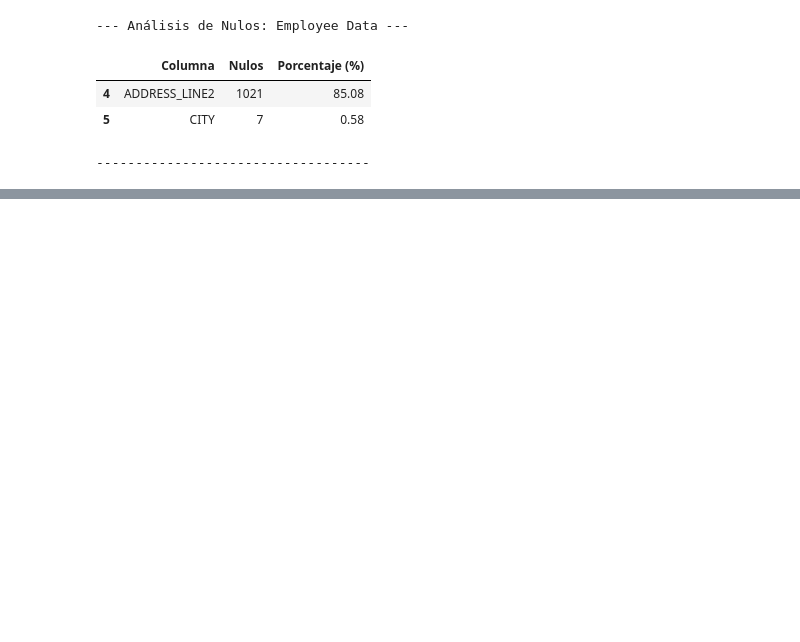
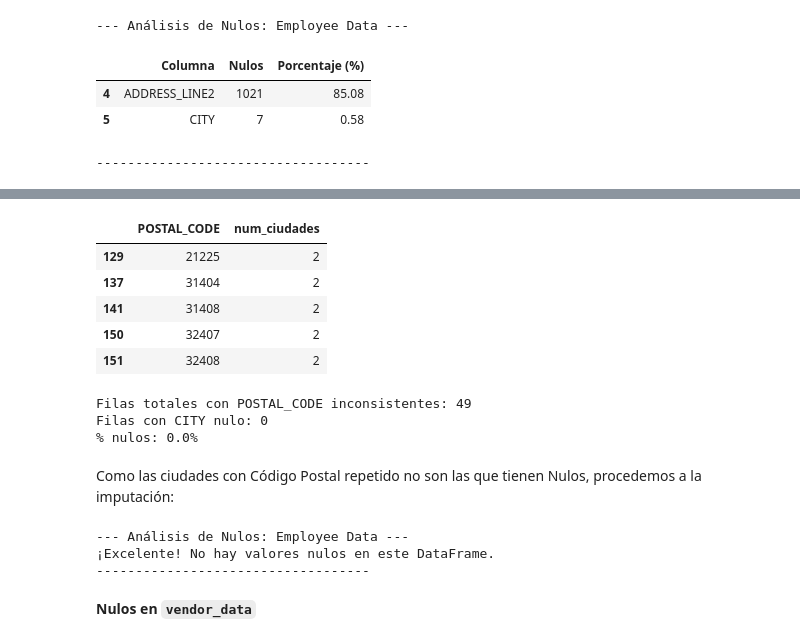
Before and after one commit to yaninaiberra/tekne_challenge, a Jupyter notebook: Tekne_challengue_Data_AI.ipynb, the cells around one changed output, grey strips where cells are left out. Saved outputs shown, nothing was run; the diff lists cells and outputs as text; code cells hidden in the pictures; blank space fills up the shorter version.

```diff
--- a/Tekne_challengue_Data_AI.ipynb
+++ b/Tekne_challengue_Data_AI.ipynb
@@ -382,0 +392,45 @@ Podemos:
+# %%
+# Eliminar la columna 'ADDRESS_LINE2'
+
+employee_data.drop(columns=['ADDRESS_LINE2'], errors='ignore', inplace=True)
+# %%
+# Imputar la columna 'CITY'
+inconsistencias = (
+    employee_data
+    .groupby("POSTAL_CODE")["CITY"]
+    .nunique()
+    .reset_index(name="num_ciudades")
+)
+
+# Filtrar los problemáticos
+inconsistencias = inconsistencias[inconsistencias["num_ciudades"] > 1]
+
+inconsistencias.head()
+# %% [output]
+|  | POSTAL_CODE | num_ciudades |
+| 129 | 21225 | 2 |
+| 137 | 31404 | 2 |
+| 141 | 31408 | 2 |
+| 150 | 32407 | 2 |
+| 151 | 32408 | 2 |
+# %%
+# Chequear si esos Codigos postales, en la tabla de employee_data, tienen CITY en nulo, es decir si tendremos problemas en la imputación
+
+# Filtrar filas con POSTAL_CODE inconsistentes
+df_inconsistentes = employee_data[
+    employee_data["POSTAL_CODE"].isin(inconsistencias["POSTAL_CODE"])
+]
+
+# Ver cuántos CITY nulos hay
+nulos_city = df_inconsistentes["CITY"].isna().sum()
+total = df_inconsistentes.shape[0]
+
+print(f"Filas totales con POSTAL_CODE inconsistentes: {total}")
+print(f"Filas con CITY nulo: {nulos_city}")
+print(f"% nulos: {round(nulos_city / total * 100, 2)}%")
+# %% [output]
+Filas totales con POSTAL_CODE inconsistentes: 49
+Filas con CITY nulo: 0
+% nulos: 0.0%
+# %% [markdown]
+Como las ciudades con Código Postal repetido no son las que tienen Nulos, procedemos a la imputación:
@@ -383 +440,10 @@ Podemos:
+# %%
+# Chequeamos nulos de nuevo en 'employee_data'
+analizar_nulos(employee_data, "Employee Data")
+# %% [output]
+--- Análisis de Nulos: Employee Data ---
+¡Excelente! No hay valores nulos en este DataFrame.
+-----------------------------------
+# %% [markdown]
+**Nulos en `vendor_data`**
 # %%
```
Also changed, not shown: parts of 43 cells of this notebook.
